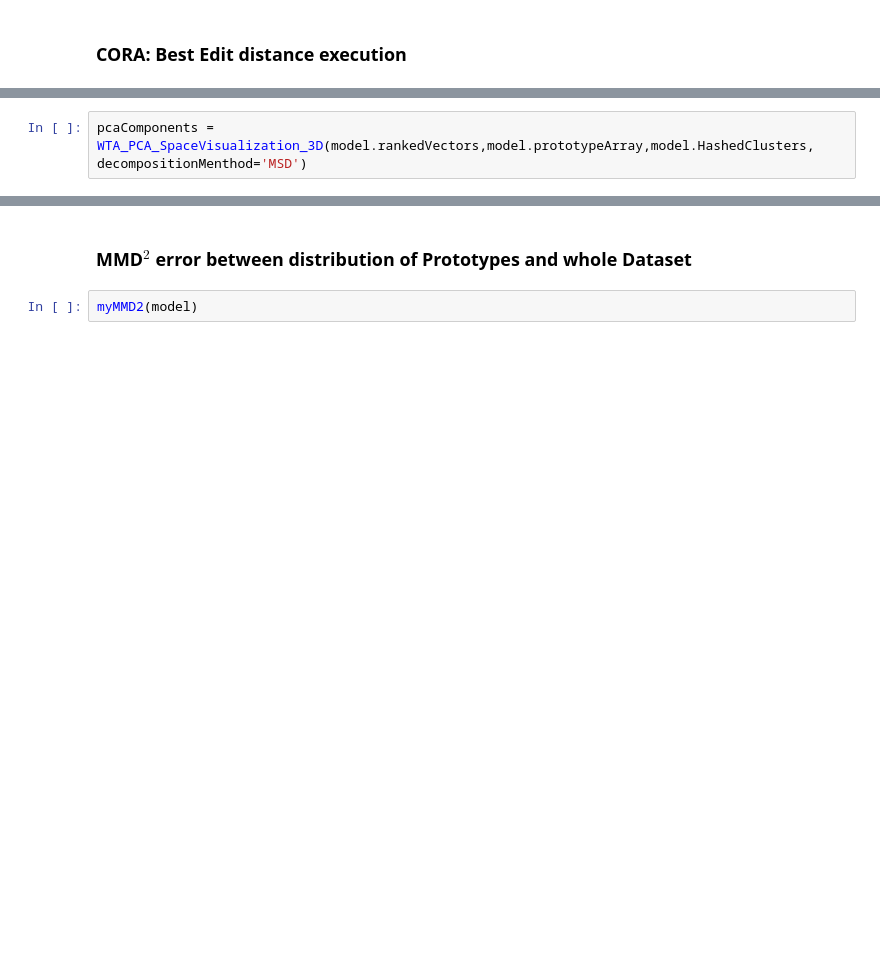
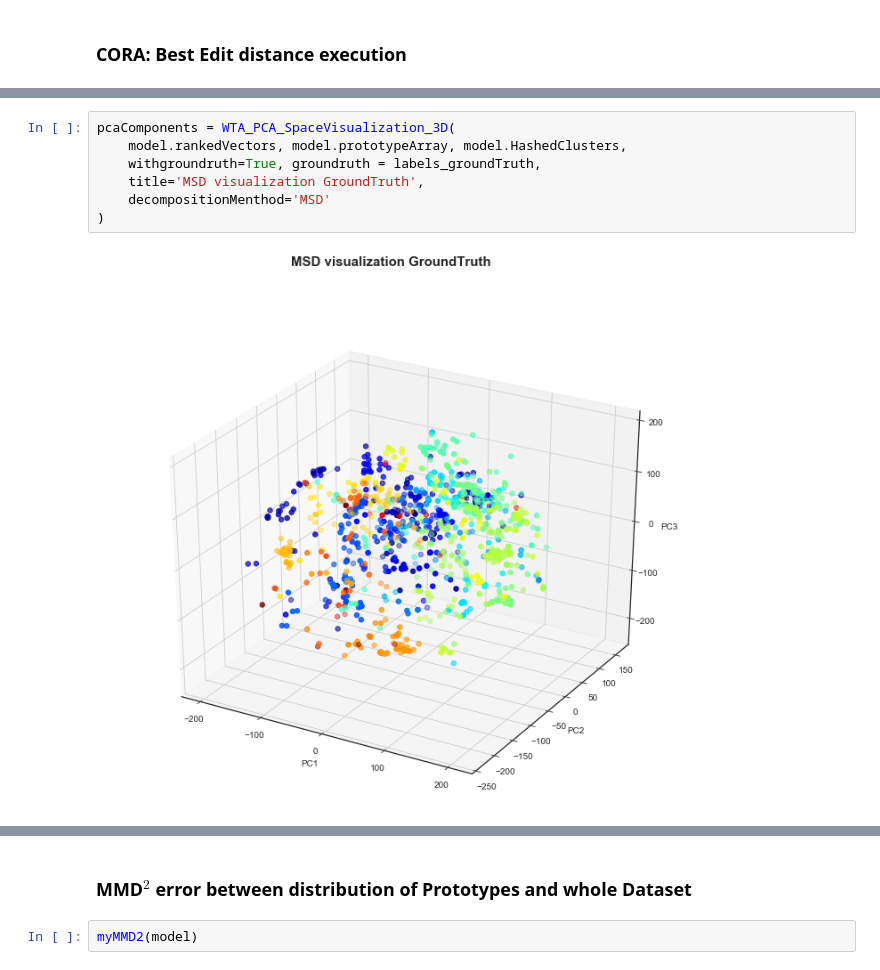
Before and after one commit to Nikoletos-K/WinnER, a Jupyter notebook: src/ResultsNotebook.ipynb, the cells around one changed output, grey strips where cells are left out. Cells and saved outputs as stored; diff of their text form; blank space fills up the shorter version.

```diff
--- a/src/ResultsNotebook.ipynb
+++ b/src/ResultsNotebook.ipynb
@@ -606,3 +429,10 @@ pcaComponents = PCA_SpaceVisualization_3D(model.rankedVectors,model.prototypeArr
 # %%
-pcaComponents = WTA_PCA_SpaceVisualization_3D(model.rankedVectors,model.prototypeArray,model.HashedClusters, decompositionMenthod='MSD')
+pcaComponents = WTA_PCA_SpaceVisualization_3D(
+    model.rankedVectors, model.prototypeArray, model.HashedClusters,
+    withgroundruth=True, groundruth = labels_groundTruth,
+    title='MSD visualization GroundTruth',
+    decompositionMenthod='MSD'
+)
+# %% [output]
+[figure, added]
 # %%
```
Also changed, not shown: parts of 79 cells of this notebook, 6 other files.
